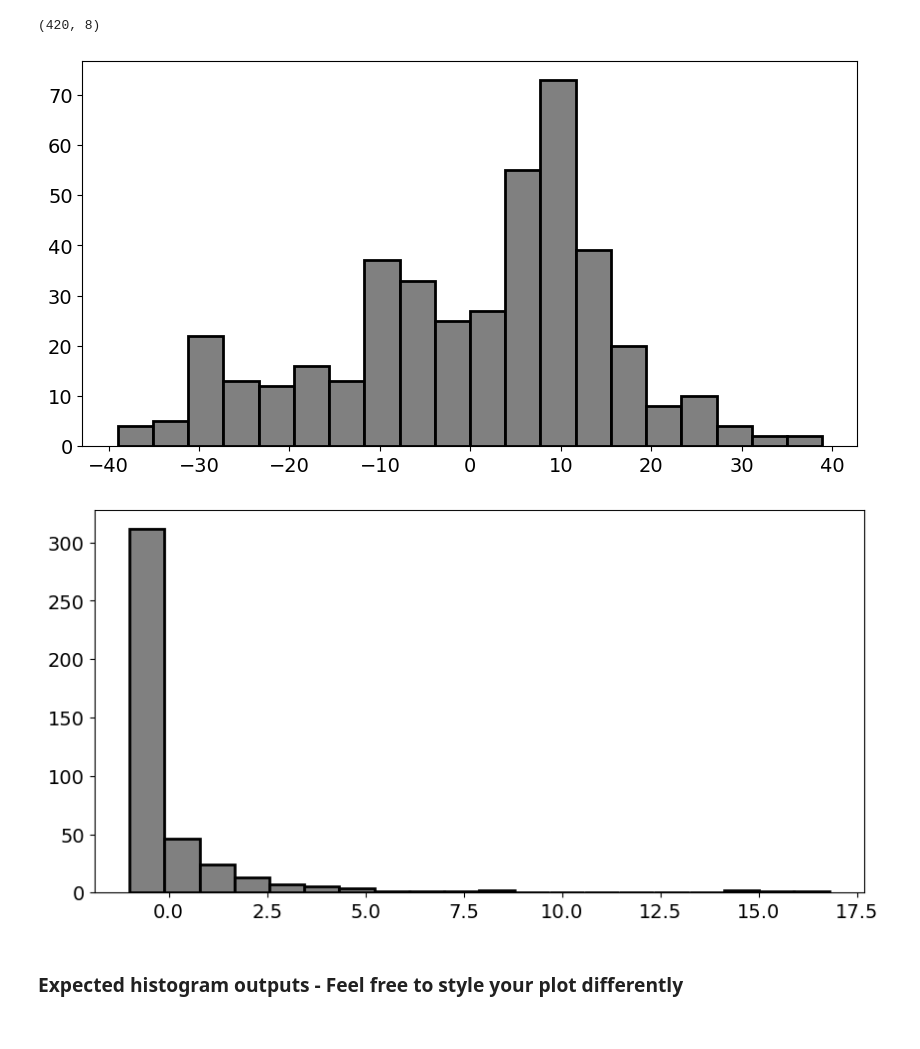
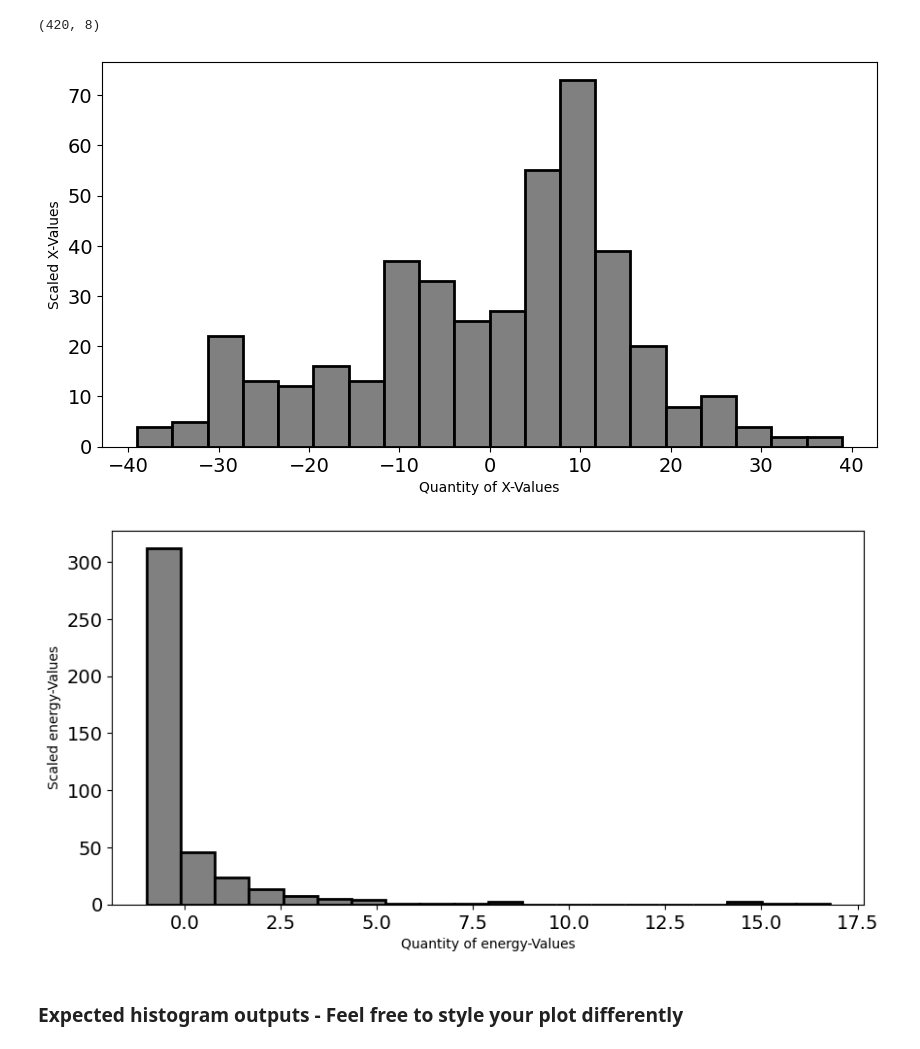
Before and after one commit to davidasamy/phys417sp25, a Jupyter notebook: david_samy_lab_1.ipynb, the cells around one changed output. Cells and saved outputs as stored; diff of their text form; code cells hidden in the pictures.

```diff
--- a/david_samy_lab_1.ipynb
+++ b/david_samy_lab_1.ipynb
@@ -76,19 +76,19 @@ CMS_calori_dataset_np_sub_scaled = scale_data(CMS_calori_dataset_np_sub)
 # %%
 # Confirm the data is scaled for 'x' column
 
 plt.figure(figsize = (10, 5))
 
 plt.hist(CMS_calori_dataset_np_sub_scaled[:, 0], bins = 20, facecolor = 'grey', edgecolor = 'black', linewidth = 2)
 plt.xticks(fontsize=14)
 plt.yticks(fontsize=14)
 
 # Add proper x-label and y-label
-
-# YOUR CODE HERE
+plt.xlabel("Quantity of X-Values")
+plt.ylabel("Scaled X-Values")
 
 plt.show()
 # %% [output]
-[figure, old version]
+[figure, new version]
 # %%
 # Confirm the data is scaled for 'energy' column
 
@@ -99,12 +99,12 @@ plt.xticks(fontsize=14)
 plt.yticks(fontsize=14)
 
 # Add proper x-label and y-label
-
-# YOUR CODE HERE
+plt.xlabel("Quantity of energy-Values")
+plt.ylabel("Scaled energy-Values")
 
 plt.show()
 # %% [output]
-[figure, old version]
+[figure, new version]
 # %% [markdown]
 ### Expected histogram outputs - Feel free to style your plot differently
 # %%
```
Also changed, not shown: parts of 2 cells of this notebook.
